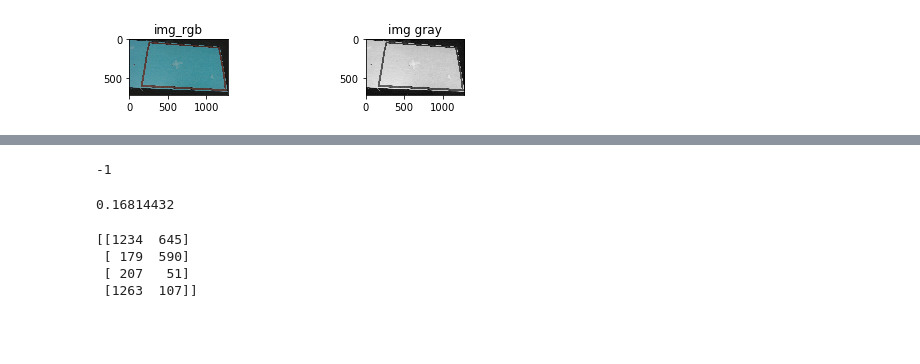
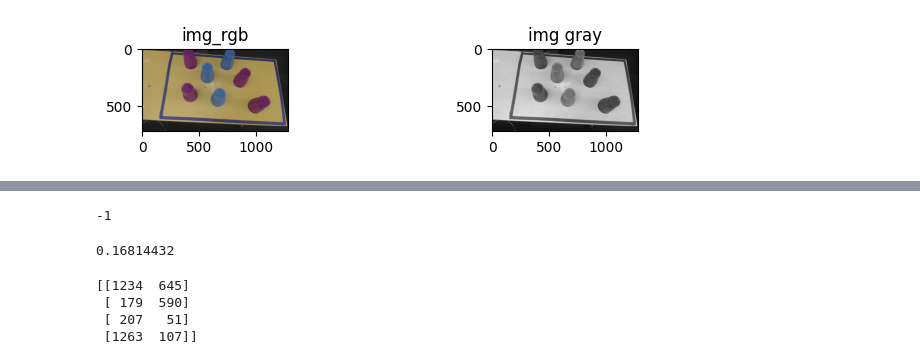
Before and after one commit to reyavir/cup_stacking_project, a Jupyter notebook: sensing.ipynb, the cells around one changed output, grey strips where cells are left out. Cells and saved outputs as stored; diff of their text form; code cells hidden in the pictures; blank space fills up the shorter version.

```diff
--- a/sensing.ipynb
+++ b/sensing.ipynb
@@ -1,23 +1,24 @@
 # %%
 import numpy as np
 import cv2 as cv
 import matplotlib.pyplot as plt
-import imutils
+# import imutils
 # file = 'circles.png'
 file = 'frame0000.jpg'
-img_rgb = cv.imread(file)
+img_bgr = cv.imread(file)
+img_rgb = cv.cvtColor(img_bgr, cv.COLOR_BGR2RGB)
 img_gray = cv.imread(file, cv.IMREAD_GRAYSCALE)
 assert img_rgb is not None, "file could not be read, check with os.path.exists()"
 
 plt.figure()
 plt.subplot(1, 3, 1)
 plt.imshow(img_rgb)
 plt.title('img_rgb')
 
 plt.subplot(1, 3, 3)
 plt.imshow(img_gray, cmap='gray')
 plt.title('img gray')
 
-img = img_rgb
+img = img_bgr
 # %% [output]
-[figure, old version]
+[figure, new version]
```
Also changed, not shown: parts of 5 cells of this notebook, 2 other files.
